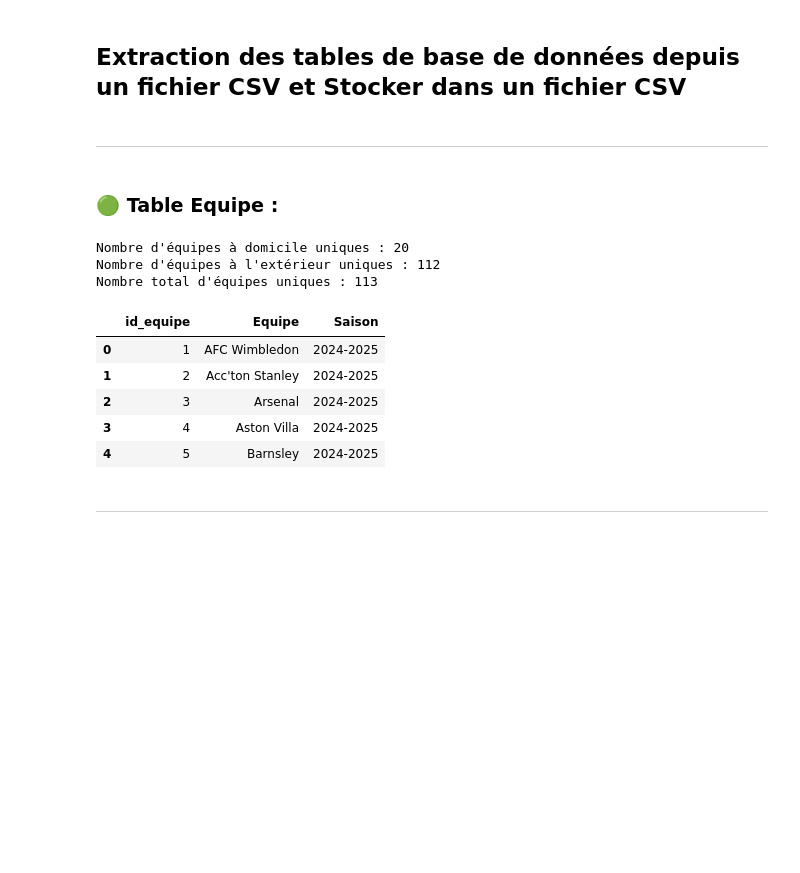
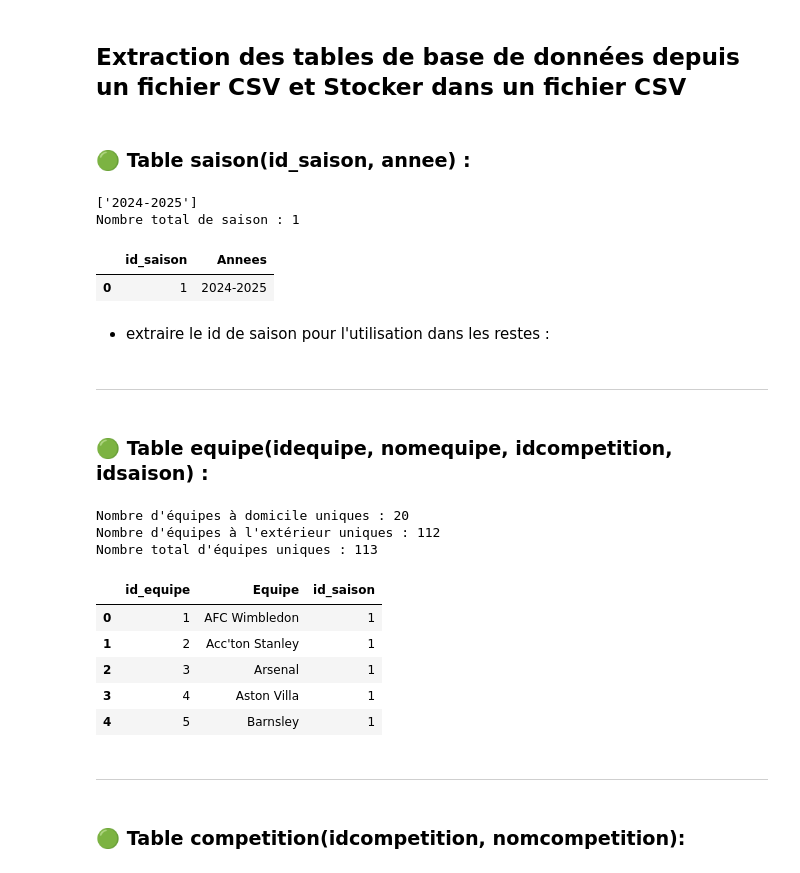
Before and after one commit to bouchramilo/FootData_Analytics_Modeling, a Jupyter notebook: notebooks/extract_tables.ipynb, the cells around one changed output. Cells and saved outputs as stored; diff of their text form; code cells hidden in the pictures; blank space fills up the shorter version.

```diff
--- a/notebooks/extract_tables.ipynb
+++ b/notebooks/extract_tables.ipynb
@@ -24,2 +35,24 @@ df_matches.head(5)
 # %% [markdown]
 ## Extraction des tables de base de données depuis un fichier CSV et Stocker dans un fichier CSV
+# %% [markdown]
+###  🟢 Table saison(id_saison, annee) :
+# %%
+list_saisons = ['2024-2025']
+print(list_saisons)
+
+print("Nombre total de saison :", len(list_saisons))
+# %% [output]
+['2024-2025']
+Nombre total de saison : 1
+# %%
+
+df_saisons = pd.DataFrame(list_saisons, columns=['Annees'])
+df_saisons['Annees'] = '2024-2025'
+df_saisons['id_saison'] = range(1, len(df_saisons) + 1)
+
+df_saisons = df_saisons[['id_saison', 'Annees']]
+
+df_saisons.head(5)
+# %% [output]
+|  | id_saison | Annees |
+| 0 | 1 | 2024-2025 |
@@ -26,11 +63,16 @@ df_matches.head(5)
+# %% [markdown]
+* extraire le id de saison pour l'utilisation dans les restes :
+# %%
+id_saison = df_saisons.query("Annees == '2024-2025'")['id_saison'].values[0]
+# print(id_saison)
 # %% [markdown]
 ***
 # %% [markdown]
-###  🟢 Table Equipe :
+###  🟢 Table equipe(idequipe, nomequipe, idcompetition, idsaison) :
 # %%
 
-list_team_home = df_matches['Squad'].unique().tolist()
-list_team_away = df_matches['Opponent'].unique().tolist()
+list_team_home = df_matches_from_csv['Squad'].unique().tolist()
+list_team_away = df_matches_from_csv['Opponent'].unique().tolist()
 
 print("Nombre d'équipes à domicile uniques :", len(list_team_home))
 print("Nombre d'équipes à l'extérieur uniques :", len(list_team_away))
@@ -41,6 +83,8 @@ list_teams = list_team_home + list_team_away
 # Supprimer les doublons
 list_teams = sorted(list(set(list_teams)))
 
+# print(list_teams)
+
 print("Nombre total d'équipes uniques :", len(list_teams))
 # %% [output]
 Nombre d'équipes à domicile uniques : 20
@@ -49,23 +93,25 @@ Nombre total d'équipes uniques : 113
 # %%
 
 df_teams = pd.DataFrame(list_teams, columns=['Equipe'])
-df_teams['Saison'] = '2024-2025'
+df_teams['id_saison'] = id_saison
 df_teams['id_equipe'] = range(1, len(df_teams) + 1)
 
-# Réorganiser les colonnes dans l'ordre id_equipe => equipe => saison
-df_teams = df_teams[['id_equipe', 'Equipe', 'Saison']]
+# Réorganiser les colonnes dans l'ordre id_equipe => equipe => id_saison
+df_teams = df_teams[['id_equipe', 'Equipe', 'id_saison']]
 
 df_teams.head(5)
 # %% [output]
-|  | id_equipe | Equipe | Saison |
-| 0 | 1 | AFC Wimbledon | 2024-2025 |
-| 1 | 2 | Acc'ton Stanley | 2024-2025 |
-| 2 | 3 | Arsenal | 2024-2025 |
-| 3 | 4 | Aston Villa | 2024-2025 |
-| 4 | 5 | Barnsley | 2024-2025 |
+|  | id_equipe | Equipe | id_saison |
+| 0 | 1 | AFC Wimbledon | 1 |
+| 1 | 2 | Acc'ton Stanley | 1 |
+| 2 | 3 | Arsenal | 1 |
+| 3 | 4 | Aston Villa | 1 |
+| 4 | 5 | Barnsley | 1 |
 # %%
 #  enregistrer dans les equipe dans un fichier CSV :
 
 df_teams.to_csv('../data/data_load/data_equipes.csv', index=False)
 # %% [markdown]
 ***
+# %% [markdown]
+###  🟢 Table competition(idcompetition, nomcompetition):
```
Also changed, not shown: parts of 23 cells of this notebook, 14 other files.
